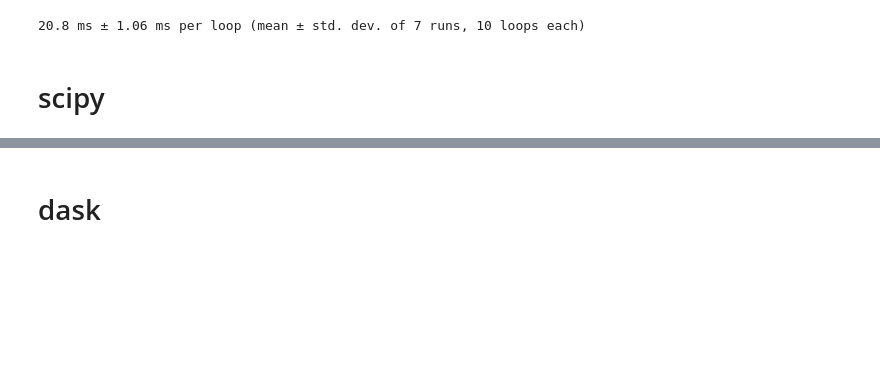
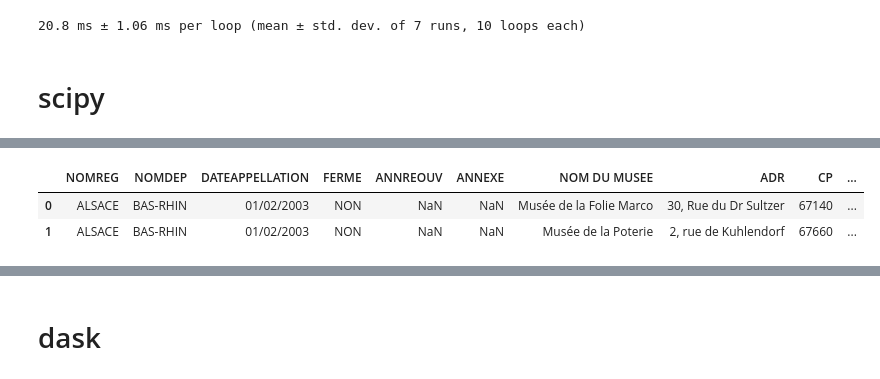
Before and after one commit to clstaudt/PythonDataScienceTour, a Jupyter notebook: PythonDataScienceEcosystem-Slides.ipynb, the cells around one changed output, grey strips where cells are left out. Saved outputs shown, nothing was run; the diff lists cells and outputs as text; code cells hidden in the pictures; blank space fills up the shorter version.

```diff
--- a/PythonDataScienceEcosystem-Slides.ipynb
+++ b/PythonDataScienceEcosystem-Slides.ipynb
@@ -99,0 +114,7 @@ import pandas
+# %%
+museums = pandas.read_excel("data/Liste_musees_de_France.xls")
+museums.head(2)
+# %% [output]
+|  | NOMREG | NOMDEP | DATEAPPELLATION | FERME | ANNREOUV | ANNEXE | NOM DU MUSEE | ADR | CP | ... |
+| 0 | ALSACE | BAS-RHIN | 01/02/2003 | NON | NaN | NaN | Musée de la Folie Marco | 30, Rue du Dr Sultzer | 67140 | ... |
+| 1 | ALSACE | BAS-RHIN | 01/02/2003 | NON | NaN | NaN | Musée de la Poterie | 2, rue de Kuhlendorf | 67660 | ... |
```
Also changed, not shown: parts of 11 cells of this notebook.
